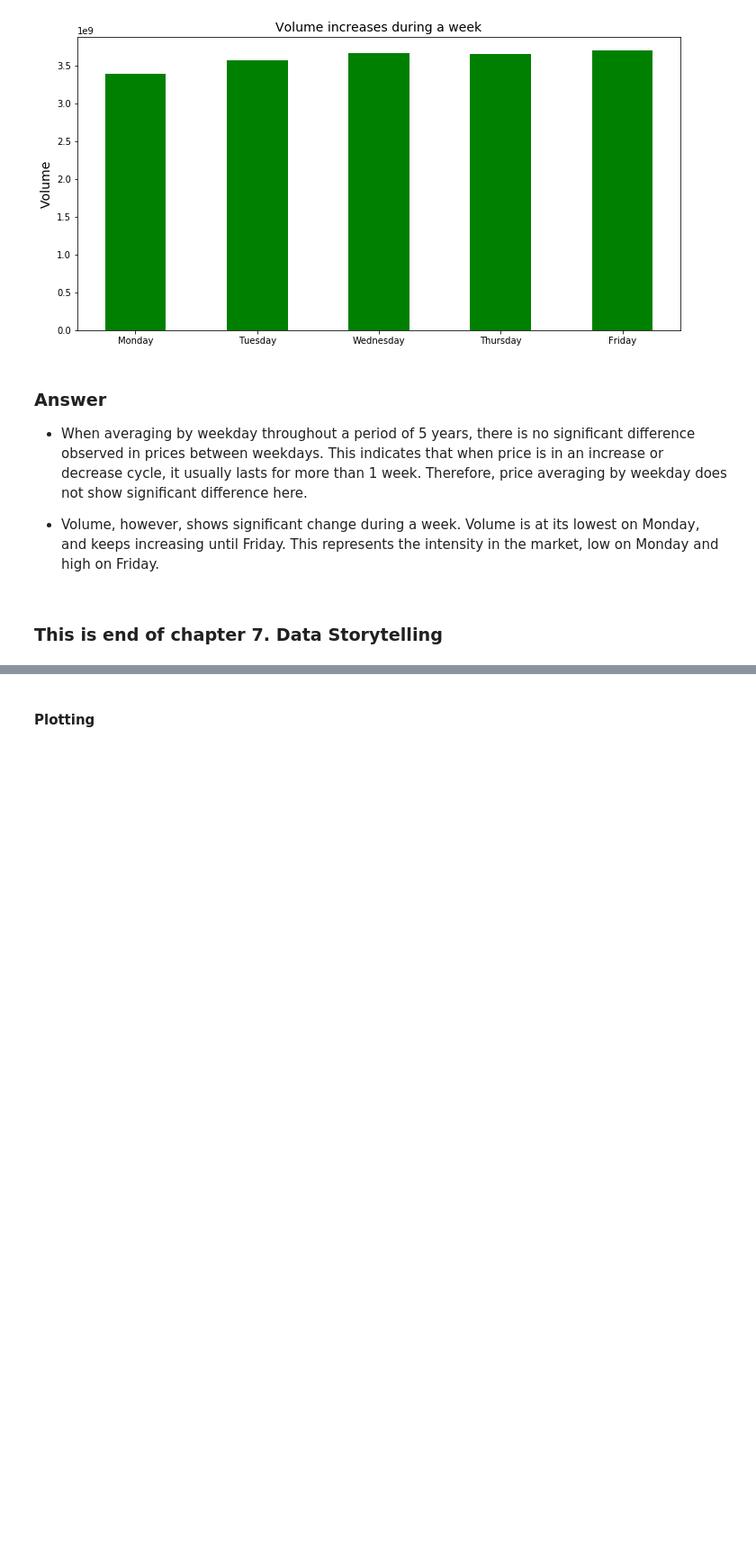
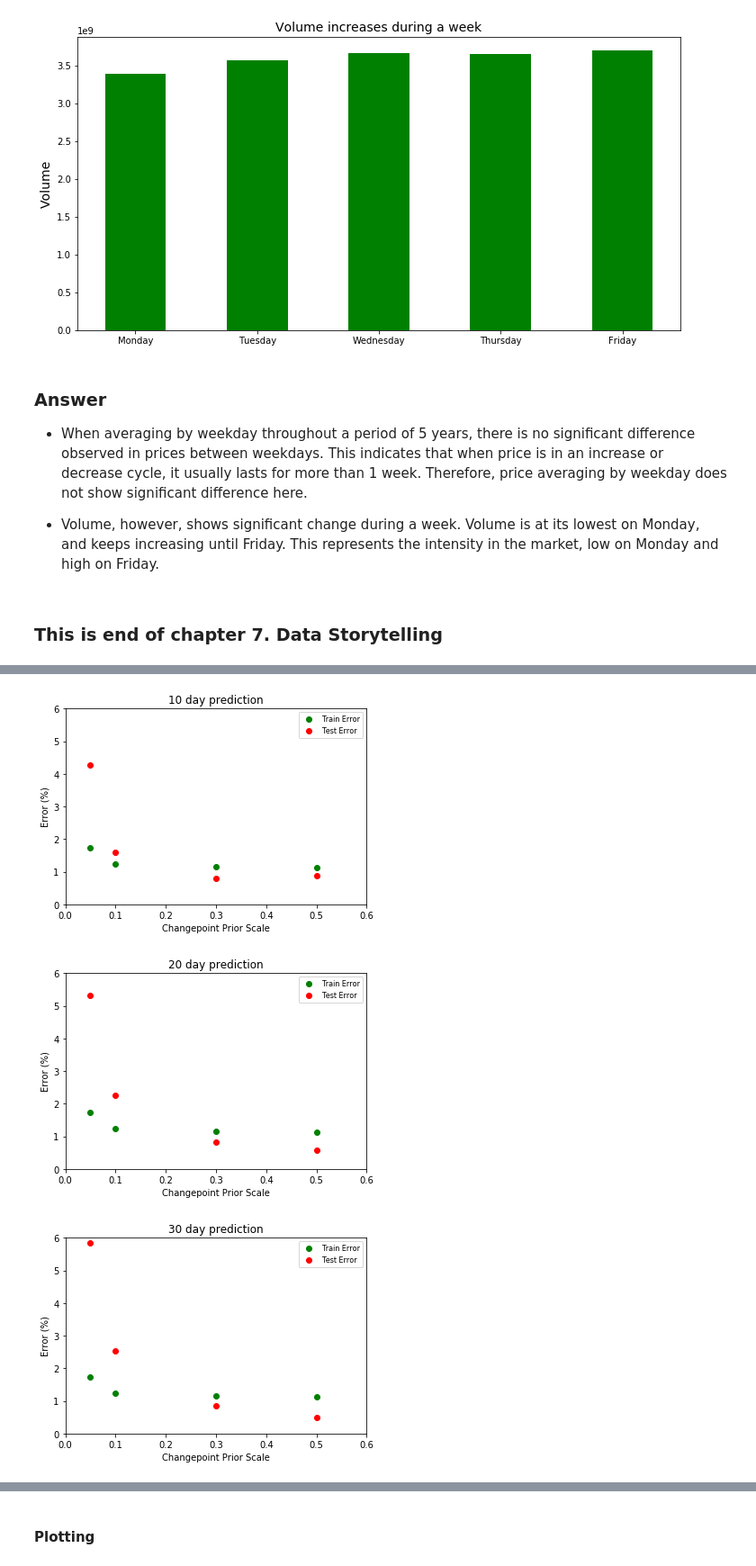
Before and after one commit to qnguyen1010/Springboard, a Jupyter notebook: SP500__Capstone1__QN.ipynb, the cells around one changed output, grey strips where cells are left out. Shown at 90% size. Cells and saved outputs as stored; diff of their text form; code cells hidden in the pictures; blank space fills up the shorter version.

```diff
--- a/SP500__Capstone1__QN.ipynb
+++ b/SP500__Capstone1__QN.ipynb
@@ -336,0 +567,71 @@ df.head()
+# %%
+# 10 day prediction, vary changepoint_prior_scale only
+
+train_err_plot = [train_err[1], train_err[4], train_err[7], train_err[10]]
+test_err_plot = [test_err[1], test_err[4], test_err[7], test_err[10]]
+
+a = plt.scatter(x = changepoint_prior_scales, y = train_err_plot, c = 'green')
+b = plt.scatter(x = changepoint_prior_scales, y = test_err_plot, c = 'red')
+
+plt.legend((a, b),
+           ('Train Error', 'Test Error'),
+           scatterpoints=1,
+           loc='upper right',
+           ncol=1,
+           fontsize=8)
+
+plt.title('10 day prediction')
+plt.xlabel('Changepoint Prior Scale')
+plt.ylabel('Error (%)')
+plt.xlim(0, 0.6)
+plt.ylim(0, 6)
+plt.show()
+
+# 20 day prediction, vary changepoint_prior_scale only
+
+train_err_plot = [train_err[13], train_err[16], train_err[19], train_err[22]]
+test_err_plot = [test_err[13], test_err[16], test_err[19], test_err[22]]
+
+a = plt.scatter(x = changepoint_prior_scales, y = train_err_plot, c = 'green')
+b = plt.scatter(x = changepoint_prior_scales, y = test_err_plot, c = 'red')
+
+plt.legend((a, b),
+           ('Train Error', 'Test Error'),
+           scatterpoints=1,
+           loc='upper right',
+           ncol=1,
+           fontsize=8)
+
+plt.title('20 day prediction')
+plt.xlabel('Changepoint Prior Scale')
+plt.ylabel('Error (%)')
+plt.xlim(0, 0.6)
+plt.ylim(0, 6)
+plt.show()
+
+
+# 30 day prediction, vary changepoint_prior_scale only
+
+train_err_plot = [train_err[25], train_err[28], train_err[31], train_err[34]]
+test_err_plot = [test_err[25], test_err[28], test_err[31], test_err[34]]
+
+a = plt.scatter(x = changepoint_prior_scales, y = train_err_plot, c = 'green')
+b = plt.scatter(x = changepoint_prior_scales, y = test_err_plot, c = 'red')
+
+plt.legend((a, b),
+           ('Train Error', 'Test Error'),
+           scatterpoints=1,
+           loc='upper right',
+           ncol=1,
+           fontsize=8)
+
+plt.title('30 day prediction')
+plt.xlabel('Changepoint Prior Scale')
+plt.ylabel('Error (%)')
+plt.xlim(0, 0.6)
+plt.ylim(0, 6)
+plt.show()
+# %% [output]
+[figure, added]
+[figure, added]
+[figure, added]
```
Also changed, not shown: parts of 58 cells of this notebook.
